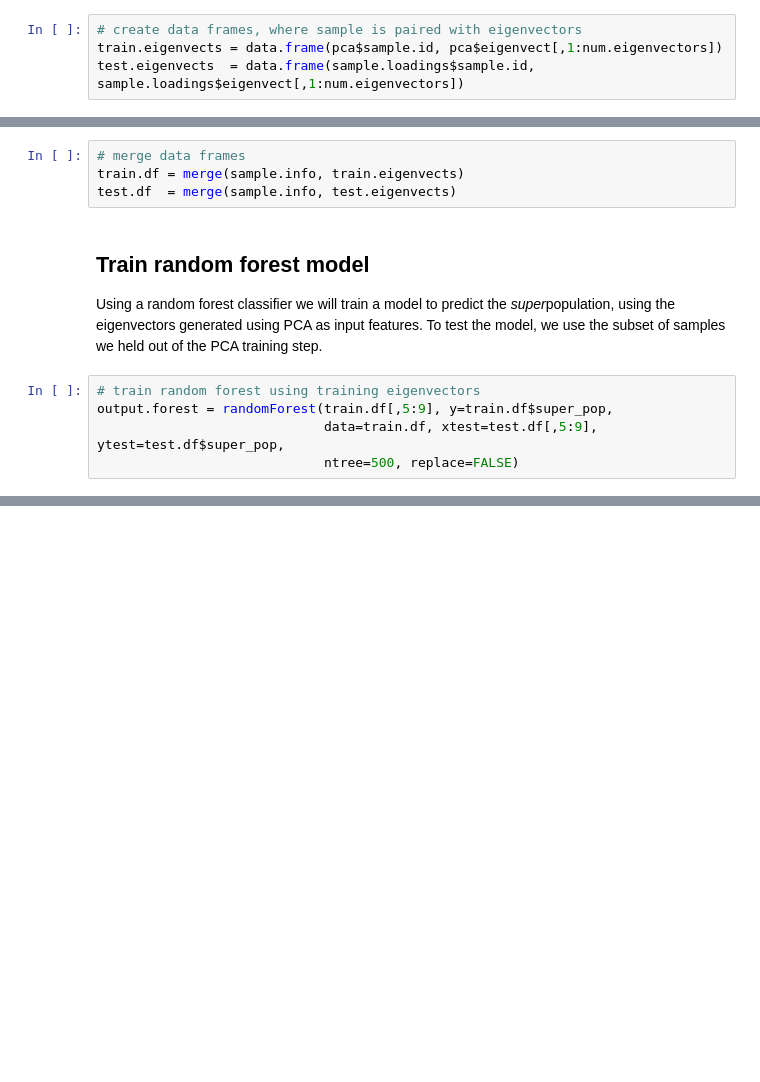
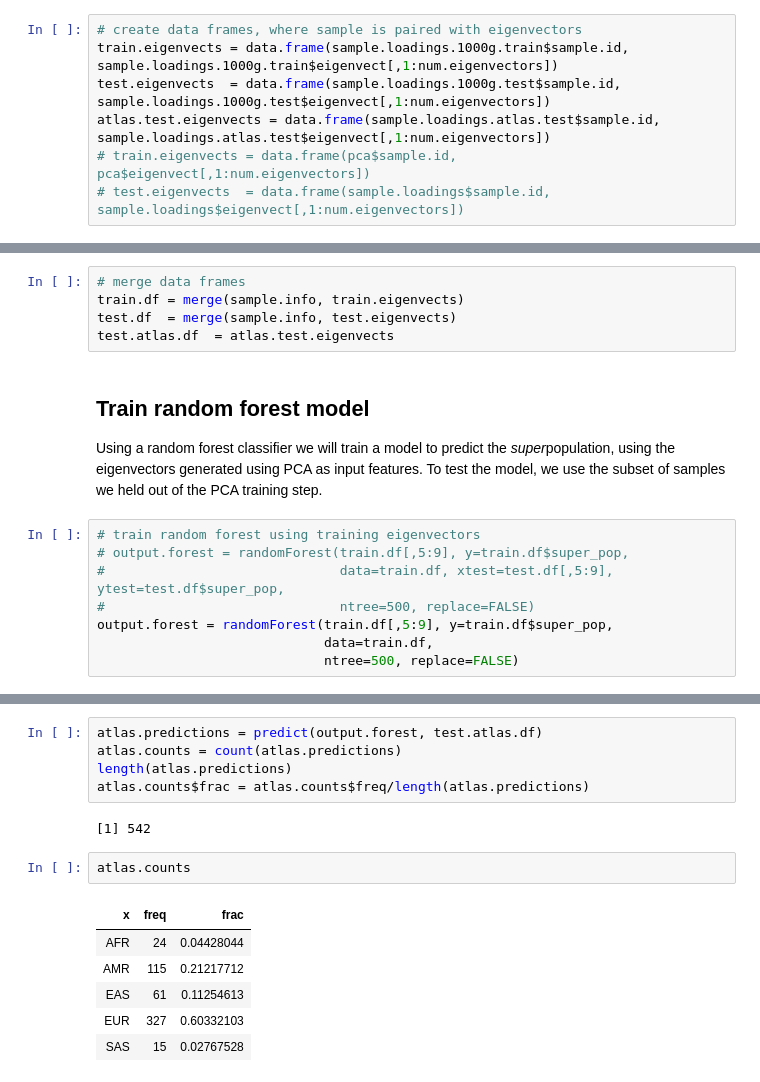
Before and after one commit to brianhill11/population-prediction-pca, a Jupyter notebook: population-prediction-pca.ipynb, the cells around one changed output, grey strips where cells are left out. Saved outputs shown, nothing was run; the diff lists cells and outputs as text; blank space fills up the shorter version.

```diff
--- a/population-prediction-pca.ipynb
+++ b/population-prediction-pca.ipynb
@@ -196,8 +249,11 @@ write.table(loading.mat, file=output.loading.file, quote=FALSE, sep="\t", row.na
 We pair each sample with its corresponding eigenvectors (loadings) that have been calculated above
 # %%
 # create data frames, where sample is paired with eigenvectors
-train.eigenvects = data.frame(pca$sample.id, pca$eigenvect[,1:num.eigenvectors])
-test.eigenvects  = data.frame(sample.loadings$sample.id, sample.loadings$eigenvect[,1:num.eigenvectors])
+train.eigenvects = data.frame(sample.loadings.1000g.train$sample.id, sample.loadings.1000g.train$eigenvect[,1:num.eigenvectors])
+test.eigenvects  = data.frame(sample.loadings.1000g.test$sample.id, sample.loadings.1000g.test$eigenvect[,1:num.eigenvectors])
+atlas.test.eigenvects = data.frame(sample.loadings.atlas.test$sample.id, sample.loadings.atlas.test$eigenvect[,1:num.eigenvectors])
+# train.eigenvects = data.frame(pca$sample.id, pca$eigenvect[,1:num.eigenvectors])
+# test.eigenvects  = data.frame(sample.loadings$sample.id, sample.loadings$eigenvect[,1:num.eigenvectors])
 # %%
 # make sure sample.id column is same for all df
 colnames(train.eigenvects)[1] = "sample.id"
@@ -207,13 +264,17 @@ colnames(sample.info)[1] = "sample.id"
 # merge data frames
 train.df = merge(sample.info, train.eigenvects)
 test.df  = merge(sample.info, test.eigenvects)
+test.atlas.df  = atlas.test.eigenvects
 # %% [markdown]
 ## Train random forest model
 Using a random forest classifier we will train a model to predict the *super*population, using the eigenvectors generated using PCA as input features. To test the model, we use the subset of samples we held out of the PCA training step.
 # %%
 # train random forest using training eigenvectors
+# output.forest = randomForest(train.df[,5:9], y=train.df$super_pop,
+#                              data=train.df, xtest=test.df[,5:9], ytest=test.df$super_pop,
+#                              ntree=500, replace=FALSE)
 output.forest = randomForest(train.df[,5:9], y=train.df$super_pop,
-                             data=train.df, xtest=test.df[,5:9], ytest=test.df$super_pop,
+                             data=train.df,
                              ntree=500, replace=FALSE)
 # %%
 print(output.forest)
@@ -237,0 +317,16 @@ SAS   0   0   0   0 131 0.000000000
+# %%
+atlas.predictions = predict(output.forest, test.atlas.df)
+atlas.counts = count(atlas.predictions)
+length(atlas.predictions)
+atlas.counts$frac = atlas.counts$freq/length(atlas.predictions)
+# %% [output]
+[1] 542
+# %%
+atlas.counts
+# %% [output]
+| x | freq | frac |
+| AFR | 24 | 0.04428044 |
+| AMR | 115 | 0.21217712 |
+| EAS | 61 | 0.11254613 |
+| EUR | 327 | 0.60332103 |
+| SAS | 15 | 0.02767528 |
```
Also changed, not shown: parts of 18 cells of this notebook.
